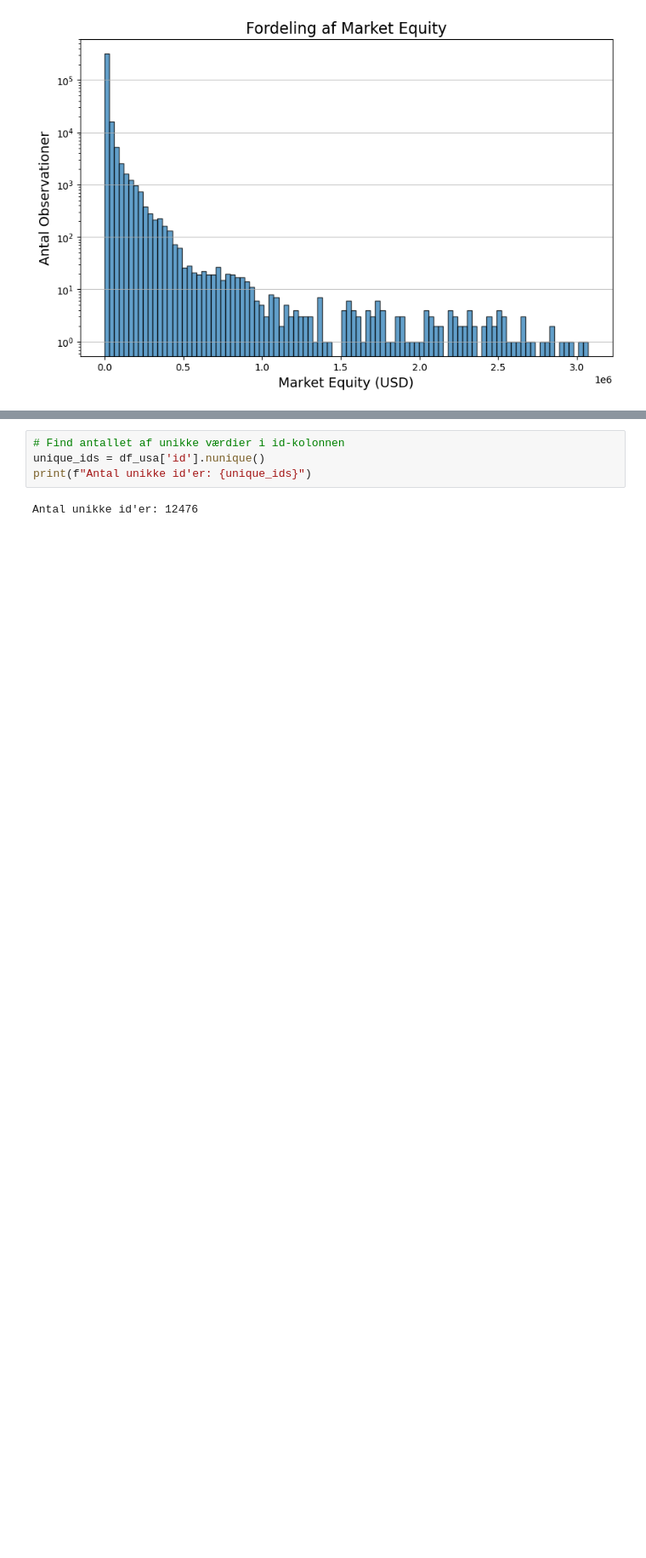
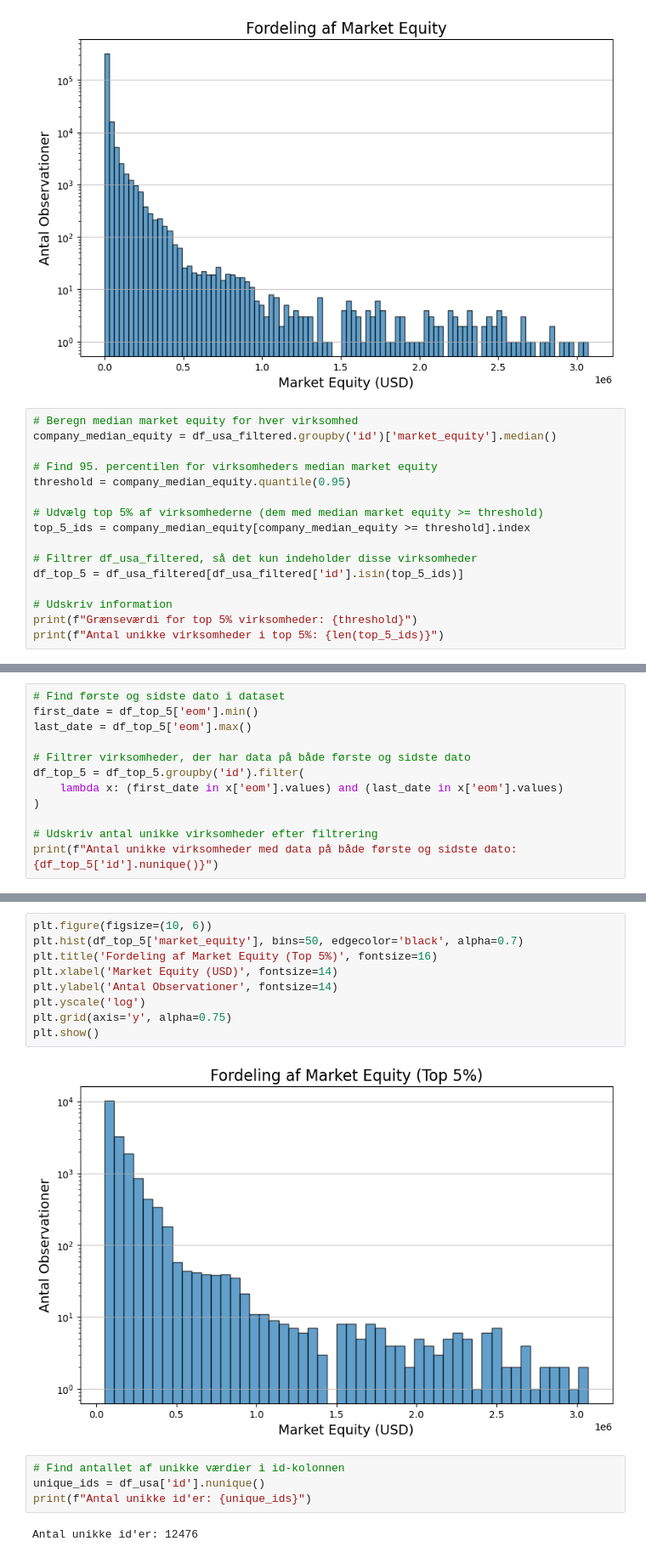
Before and after one commit to Hedegaard9/Master, a Jupyter notebook: data_analysis.ipynb, the cells around one changed output, grey strips where cells are left out. Shown at 85% size. Saved outputs shown, nothing was run; the diff lists cells and outputs as text; blank space fills up the shorter version.

Commit message:
Ændret i forhold til at analysere market cap

```diff
--- a/data_analysis.ipynb
+++ b/data_analysis.ipynb
@@ -257,3 +272,19 @@ plt.grid(axis='y', alpha=0.75)
 plt.show()
 # %% [output]
 [figure]
+# %%
+# Beregn median market equity for hver virksomhed
+company_median_equity = df_usa_filtered.groupby('id')['market_equity'].median()
+
+# Find 95. percentilen for virksomheders median market equity
+threshold = company_median_equity.quantile(0.95)
+
+# Udvælg top 5% af virksomhederne (dem med median market equity >= threshold)
+top_5_ids = company_median_equity[company_median_equity >= threshold].index
+
+# Filtrer df_usa_filtered, så det kun indeholder disse virksomheder
+df_top_5 = df_usa_filtered[df_usa_filtered['id'].isin(top_5_ids)]
+
+# Udskriv information
+print(f"Grænseværdi for top 5% virksomheder: {threshold}")
+print(f"Antal unikke virksomheder i top 5%: {len(top_5_ids)}")
@@ -259,0 +294,12 @@ plt.show()
+# %%
+# Find første og sidste dato i dataset
+first_date = df_top_5['eom'].min()
+last_date = df_top_5['eom'].max()
+
+# Filtrer virksomheder, der har data på både første og sidste dato
+df_top_5 = df_top_5.groupby('id').filter(
+    lambda x: (first_date in x['eom'].values) and (last_date in x['eom'].values)
+)
+
+# Udskriv antal unikke virksomheder efter filtrering
+print(f"Antal unikke virksomheder med data på både første og sidste dato: {df_top_5['id'].nunique()}")
@@ -260,3 +318,14 @@ plt.show()
+# %%
+plt.figure(figsize=(10, 6))
+plt.hist(df_top_5['market_equity'], bins=50, edgecolor='black', alpha=0.7)
+plt.title('Fordeling af Market Equity (Top 5%)', fontsize=16)
+plt.xlabel('Market Equity (USD)', fontsize=14)
+plt.ylabel('Antal Observationer', fontsize=14)
+plt.yscale('log')
+plt.grid(axis='y', alpha=0.75)
+plt.show()
+# %% [output]
+[figure, added]
 # %%
 # Find antallet af unikke værdier i id-kolonnen
 unique_ids = df_usa['id'].nunique()
```
Also changed, not shown: parts of 6 cells of this notebook, 1 other file.
